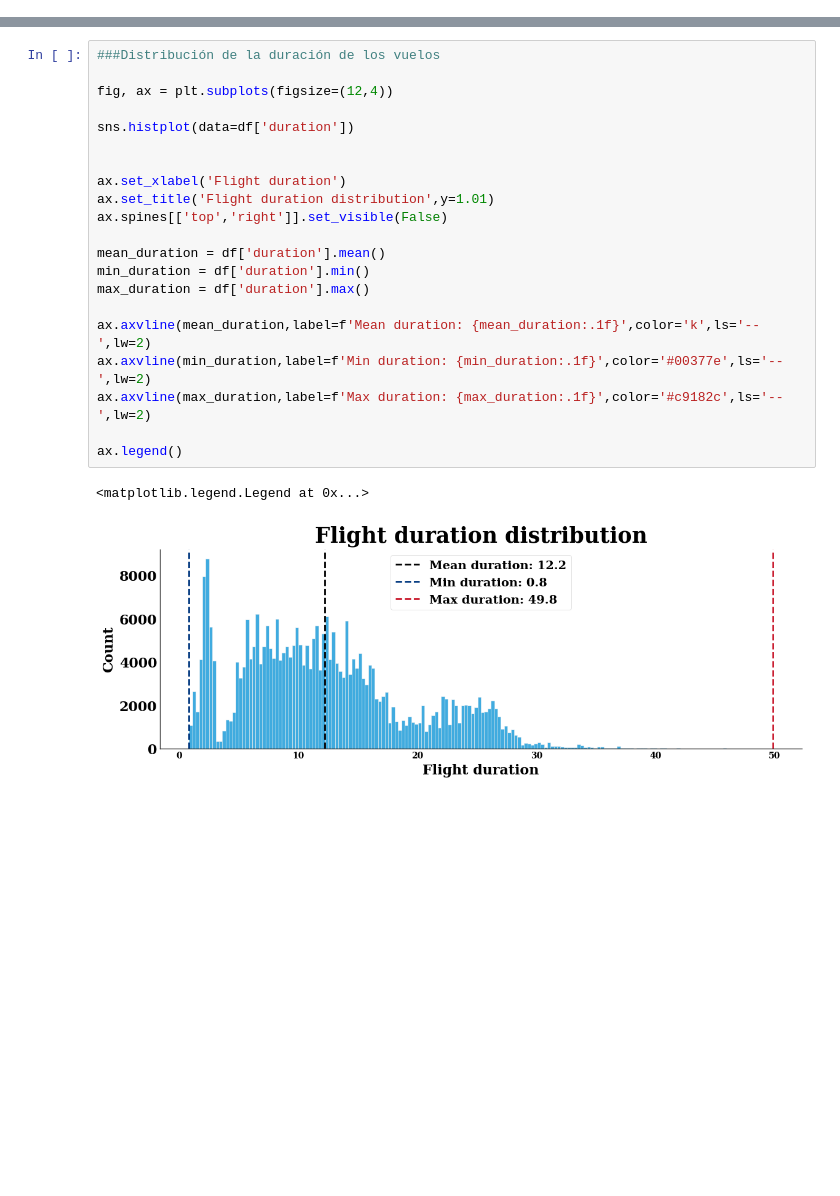
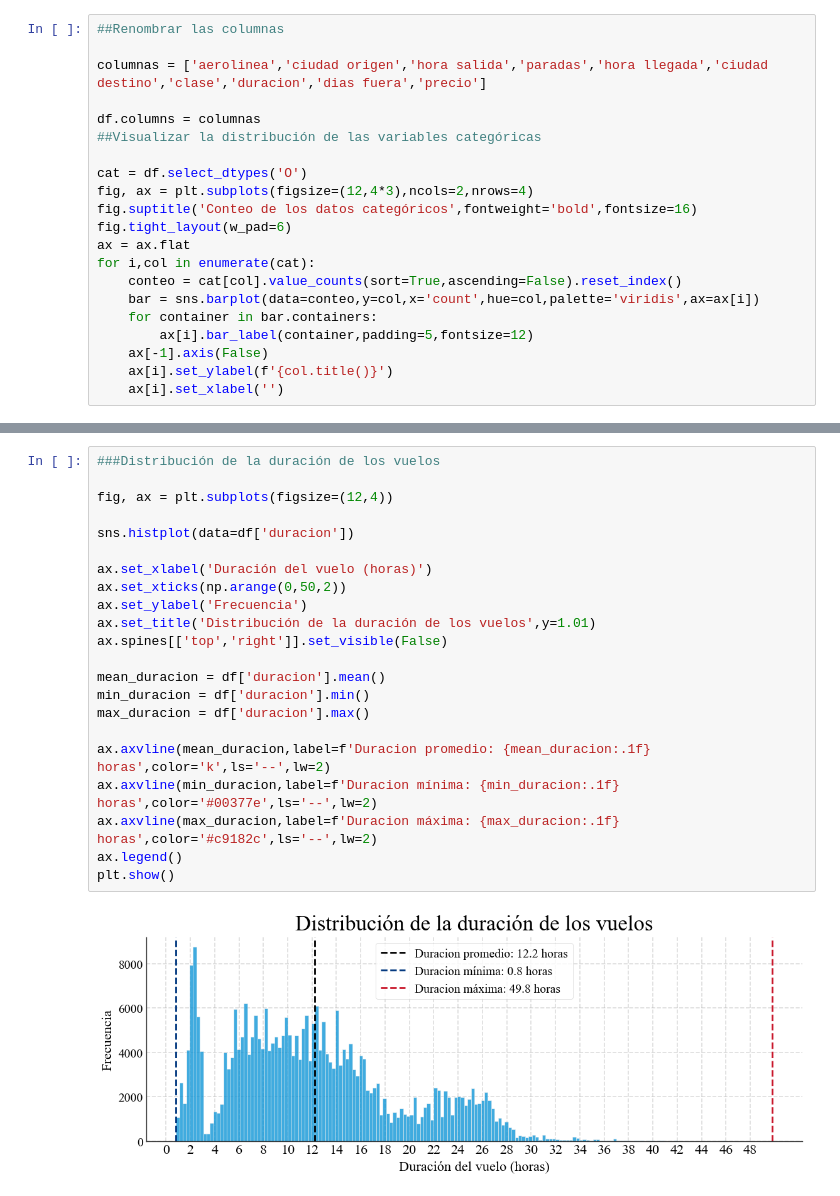
Before and after one commit to pablocarmona1527/Data_analyst, a Jupyter notebook: flights/flights_prediction.ipynb, the cells around one changed output, grey strips where cells are left out. Cells and saved outputs as stored; diff of their text form; blank space fills up the shorter version.

Commit message:
Finaliza el analisis de los datos de vuelos

```diff
--- a/flights/flights_prediction.ipynb
+++ b/flights/flights_prediction.ipynb
@@ -45,0 +112,21 @@ df[list(types.keys())] = df[types.keys()].astype(types)
+# %%
+##Renombrar las columnas
+
+columnas = ['aerolinea','ciudad origen','hora salida','paradas','hora llegada','ciudad destino','clase','duracion','dias fuera','precio']
+
+df.columns = columnas
+##Visualizar la distribución de las variables categóricas
+
+cat = df.select_dtypes('O')
+fig, ax = plt.subplots(figsize=(12,4*3),ncols=2,nrows=4)
+fig.suptitle('Conteo de los datos categóricos',fontweight='bold',fontsize=16)
+fig.tight_layout(w_pad=6)
+ax = ax.flat
+for i,col in enumerate(cat):
+    conteo = cat[col].value_counts(sort=True,ascending=False).reset_index()
+    bar = sns.barplot(data=conteo,y=col,x='count',hue=col,palette='viridis',ax=ax[i])
+    for container in bar.containers:
+        ax[i].bar_label(container,padding=5,fontsize=12)
+    ax[-1].axis(False)
+    ax[i].set_ylabel(f'{col.title()}')
+    ax[i].set_xlabel('')
@@ -112,27 +175,27 @@ for i, col in enumerate(df_pie):
 # %%
 ###Distribución de la duración de los vuelos
 
 fig, ax = plt.subplots(figsize=(12,4))
 
-sns.histplot(data=df['duration'])
+sns.histplot(data=df['duracion'])
 
-
-ax.set_xlabel('Flight duration')
-ax.set_title('Flight duration distribution',y=1.01)
+ax.set_xlabel('Duración del vuelo (horas)')
+ax.set_xticks(np.arange(0,50,2))
+ax.set_ylabel('Frecuencia')
+ax.set_title('Distribución de la duración de los vuelos',y=1.01)
 ax.spines[['top','right']].set_visible(False)
 
-mean_duration = df['duration'].mean()
-min_duration = df['duration'].min()
-max_duration = df['duration'].max()
+mean_duracion = df['duracion'].mean()
+min_duracion = df['duracion'].min()
+max_duracion = df['duracion'].max()
 
-ax.axvline(mean_duration,label=f'Mean duration: {mean_duration:.1f}',color='k',ls='--',lw=2)
-ax.axvline(min_duration,label=f'Min duration: {min_duration:.1f}',color='#00377e',ls='--',lw=2)
-ax.axvline(max_duration,label=f'Max duration: {max_duration:.1f}',color='#c9182c',ls='--',lw=2)
-
+ax.axvline(mean_duracion,label=f'Duracion promedio: {mean_duracion:.1f} horas',color='k',ls='--',lw=2)
+ax.axvline(min_duracion,label=f'Duracion mínima: {min_duracion:.1f} horas',color='#00377e',ls='--',lw=2)
+ax.axvline(max_duracion,label=f'Duracion máxima: {max_duracion:.1f} horas',color='#c9182c',ls='--',lw=2)
 ax.legend()
+plt.show()
 # %% [output]
-<matplotlib.legend.Legend at 0x...>
-[figure, old version]
+[figure, new version]
 # %%
 ##Verificar valores atípicos
 
```
Also changed, not shown: parts of 30 cells of this notebook.
